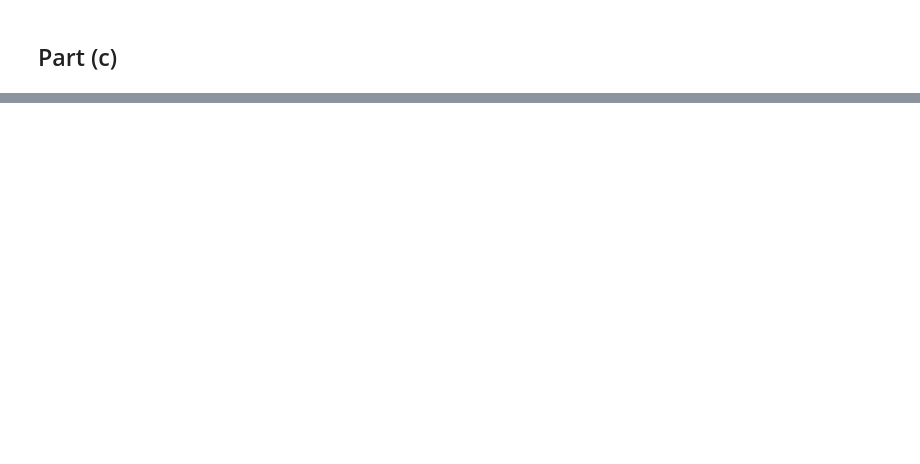
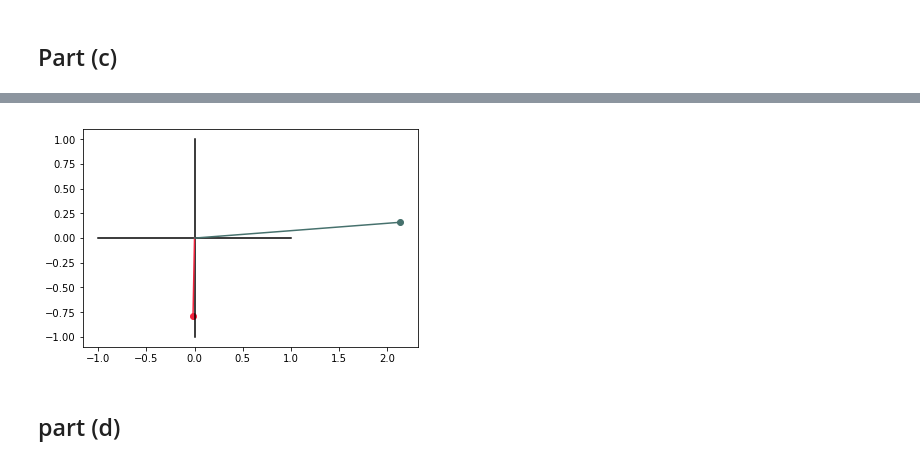
Before and after one commit to rfeinman/hw-mathtools, a Jupyter notebook: hw1_Feinman/hw1.ipynb, the cells around one changed output, grey strips where cells are left out. Cells and saved outputs as stored; diff of their text form; code cells hidden in the pictures; blank space fills up the shorter version.

```diff
--- a/hw1_Feinman/hw1.ipynb
+++ b/hw1_Feinman/hw1.ipynb
@@ -202,0 +257,5 @@ Angle (radians): 1.73
+# %%
+# observe lengths and angle between USVhe1 and USVhe2
+USVhe1 = np.matmul(U, SVhe1)
+USVhe2 = np.matmul(U, SVhe2)
+mag1, mag2, theta = vecLenAngle(USVhe1, USVhe2, verbose=True)
@@ -202,0 +283,7 @@ Angle (radians): 1.73
+# %%
+# next, plot USVhe1 and USVhe2. Notice that this is just a rotation.
+plotVec2(np.vstack((USVhe1, USVhe2)))
+# %% [output]
+[figure, added]
+# %% [markdown]
+## part (d)
```
Also changed, not shown: parts of 15 cells of this notebook.
